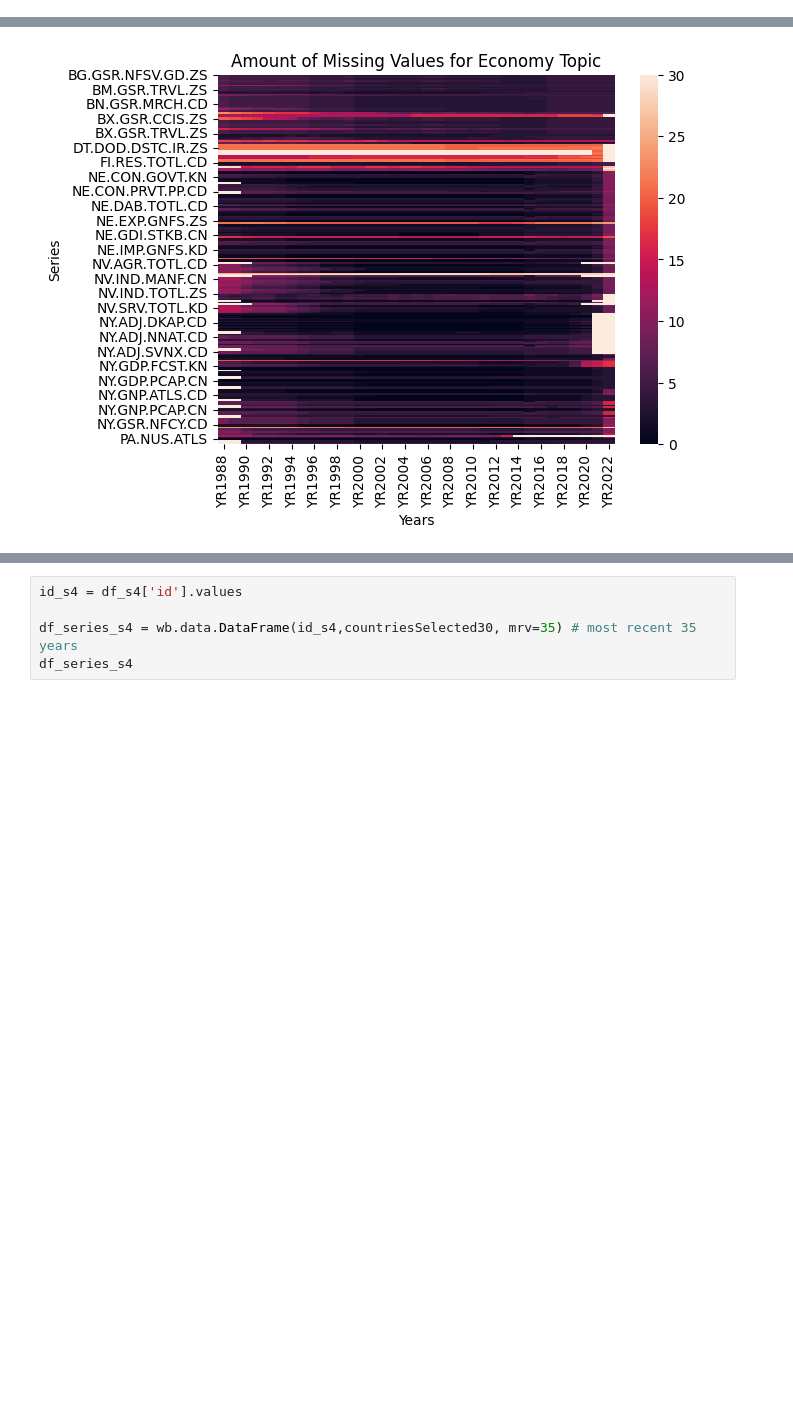
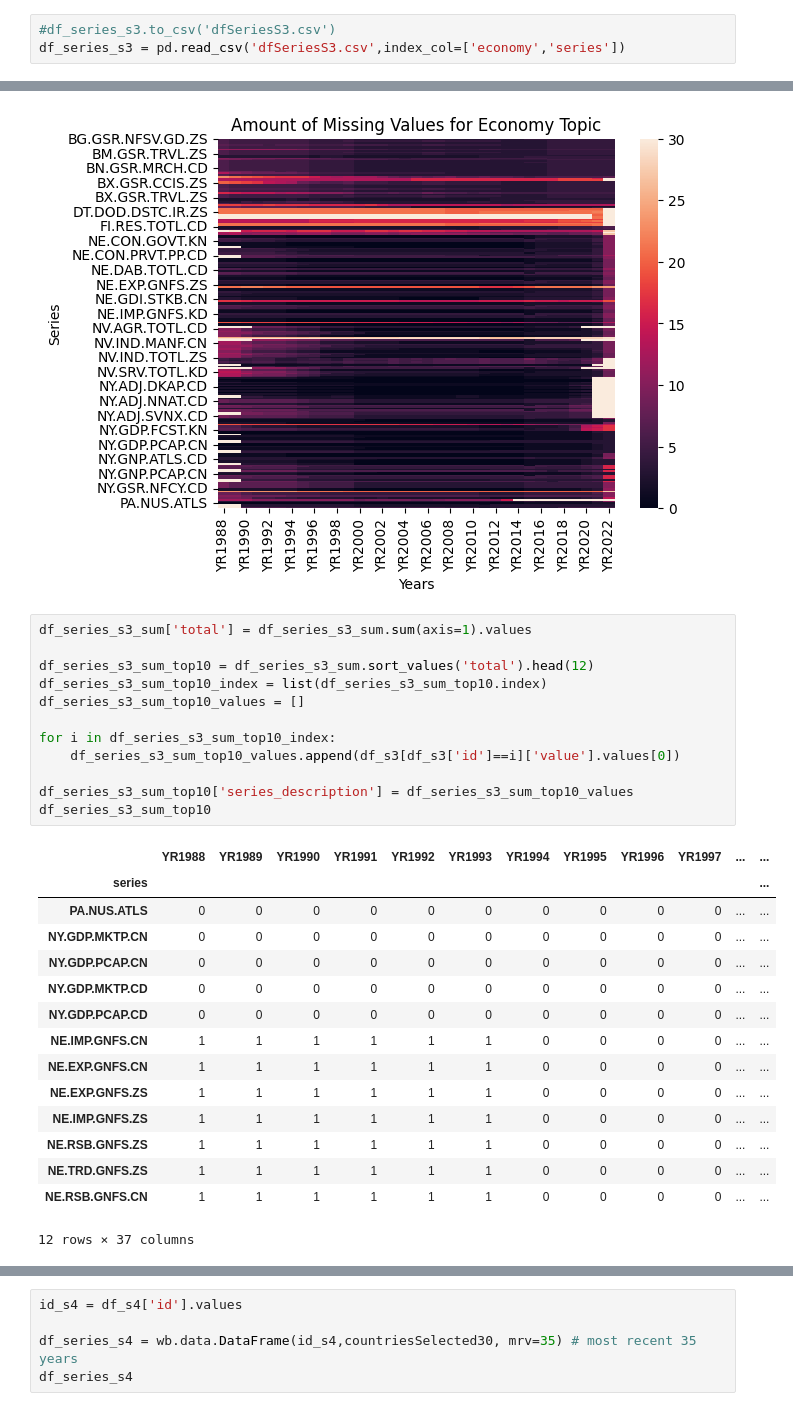
Before and after one commit to juanesfco/PF_DS_PT03_G2_EsperanzaVida, a Jupyter notebook: RawData/readData.ipynb, the cells around one changed output, grey strips where cells are left out. Cells and saved outputs as stored; diff of their text form; blank space fills up the shorter version.

```diff
--- a/RawData/readData.ipynb
+++ b/RawData/readData.ipynb
@@ -125,3 +123,6 @@ df_series_s3.to_csv('dfSeriesS3.csv')
+# %%
+#df_series_s3.to_csv('dfSeriesS3.csv')
+df_series_s3 = pd.read_csv('dfSeriesS3.csv',index_col=['economy','series'])
 # %%
 import numpy as np
 import seaborn as sns
@@ -141,3 +142,31 @@ plt.title("Amount of Missing Values for Economy Topic", fontsize = 12)
 plt.show()
 # %% [output]
 [figure]
+# %%
+df_series_s3_sum['total'] = df_series_s3_sum.sum(axis=1).values
+
+df_series_s3_sum_top10 = df_series_s3_sum.sort_values('total').head(12)
+df_series_s3_sum_top10_index = list(df_series_s3_sum_top10.index)
+df_series_s3_sum_top10_values = []
+
+for i in df_series_s3_sum_top10_index:
+    df_series_s3_sum_top10_values.append(df_s3[df_s3['id']==i]['value'].values[0])
+
+df_series_s3_sum_top10['series_description'] = df_series_s3_sum_top10_values
+df_series_s3_sum_top10
+# %% [output]
+|  | YR1988 | YR1989 | YR1990 | YR1991 | YR1992 | YR1993 | YR1994 | YR1995 | YR1996 | YR1997 | ... | ... |
+| series |  |  |  |  |  |  |  |  |  |  |  | ... |
+| PA.NUS.ATLS | 0 | 0 | 0 | 0 | 0 | 0 | 0 | 0 | 0 | 0 | ... | ... |
+| NY.GDP.MKTP.CN | 0 | 0 | 0 | 0 | 0 | 0 | 0 | 0 | 0 | 0 | ... | ... |
+| NY.GDP.PCAP.CN | 0 | 0 | 0 | 0 | 0 | 0 | 0 | 0 | 0 | 0 | ... | ... |
+| NY.GDP.MKTP.CD | 0 | 0 | 0 | 0 | 0 | 0 | 0 | 0 | 0 | 0 | ... | ... |
+| NY.GDP.PCAP.CD | 0 | 0 | 0 | 0 | 0 | 0 | 0 | 0 | 0 | 0 | ... | ... |
+| NE.IMP.GNFS.CN | 1 | 1 | 1 | 1 | 1 | 1 | 0 | 0 | 0 | 0 | ... | ... |
+| NE.EXP.GNFS.CN | 1 | 1 | 1 | 1 | 1 | 1 | 0 | 0 | 0 | 0 | ... | ... |
+| NE.EXP.GNFS.ZS | 1 | 1 | 1 | 1 | 1 | 1 | 0 | 0 | 0 | 0 | ... | ... |
+| NE.IMP.GNFS.ZS | 1 | 1 | 1 | 1 | 1 | 1 | 0 | 0 | 0 | 0 | ... | ... |
+| NE.RSB.GNFS.ZS | 1 | 1 | 1 | 1 | 1 | 1 | 0 | 0 | 0 | 0 | ... | ... |
+| NE.TRD.GNFS.ZS | 1 | 1 | 1 | 1 | 1 | 1 | 0 | 0 | 0 | 0 | ... | ... |
+| NE.RSB.GNFS.CN | 1 | 1 | 1 | 1 | 1 | 1 | 0 | 0 | 0 | 0 | ... | ... |
+12 rows × 37 columns
```
Also changed, not shown: parts of 21 cells of this notebook.
